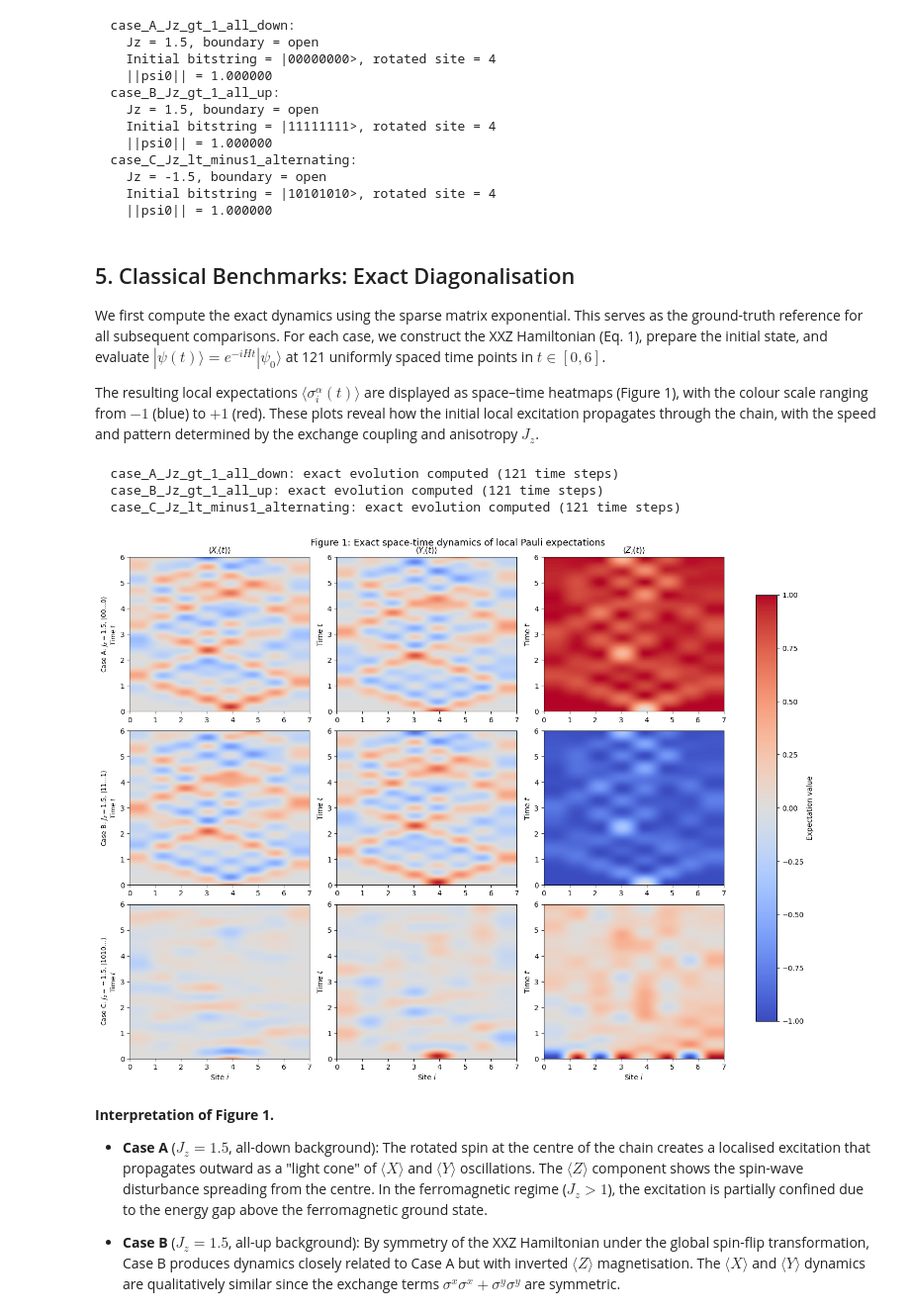
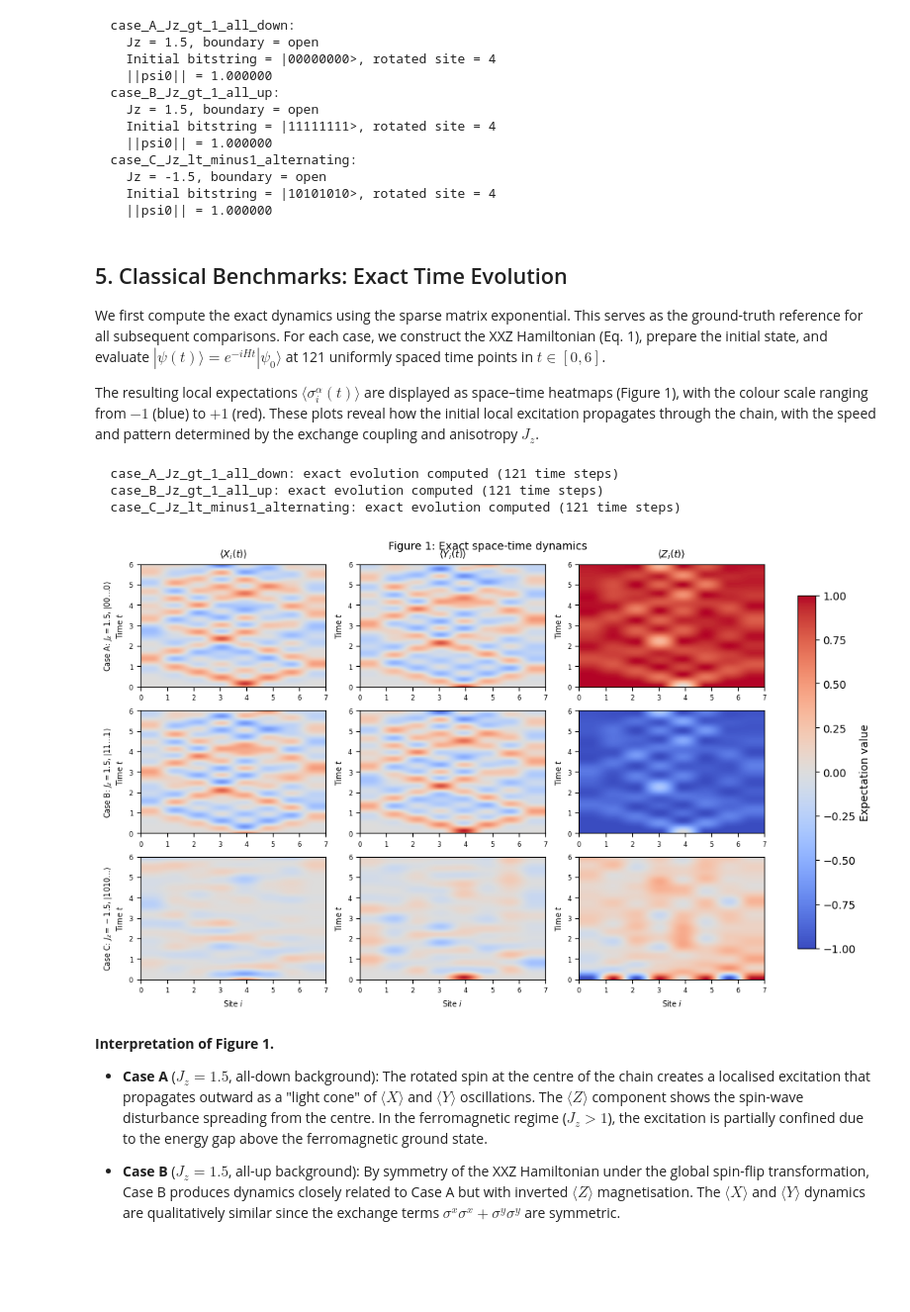
Before and after one commit to ueeseer/TimeEvolutionQuantComputing, a Jupyter notebook: final_report_with_qiskit.ipynb, the cells around one changed output. Shown at 99% size. Cells and saved outputs as stored; diff of their text form; code cells hidden in the pictures; blank space fills up the shorter version.

```diff
--- a/final_report_with_qiskit.ipynb
+++ b/final_report_with_qiskit.ipynb
@@ -699,7 +447,7 @@ for case in cases:
     Initial bitstring = |10101010>, rotated site = 4
     ||psi0|| = 1.000000
 # %% [markdown]
-## 5. Classical Benchmarks: Exact Diagonalisation
+## 5. Classical Benchmarks: Exact Time Evolution
 
 <a id="5-classical-benchmarks-exact-diagonalisation"></a>
 
@@ -742,38 +490,9 @@ for case in cases:
   case_B_Jz_gt_1_all_up: exact evolution computed (121 time steps)
   case_C_Jz_lt_minus1_alternating: exact evolution computed (121 time steps)
 # %%
-obs_labels = [r'$\langle X_i(t)\rangle$', r'$\langle Y_i(t)\rangle$', r'$\langle Z_i(t)\rangle$']
-case_labels = [
-    r'Case A: $J_z=1.5$, $|00\ldots0\rangle$',
-    r'Case B: $J_z=1.5$, $|11\ldots1\rangle$',
-    r'Case C: $J_z=-1.5$, $|1010\ldots\rangle$',
-]
-
-fig, axes = plt.subplots(3, 3, figsize=(14, 10.5), constrained_layout=True)
-
-for row, case in enumerate(cases):
-    obs = exact_results[case['name']]['obs']
-    for col in range(3):
-        ax = axes[row, col]
-        im = ax.imshow(
-            obs[col], origin='lower', aspect='auto',
-            vmin=-1.0, vmax=1.0, cmap='coolwarm',
-            extent=[0, L - 1, times[0], times[-1]],
-        )
-        if row == 0:
-            ax.set_title(obs_labels[col], fontsize=11)
-        if row == 2:
-            ax.set_xlabel('Site $i$')
-        if col == 0:
-            ax.set_ylabel(f'{case_labels[row]}\nTime $t$', fontsize=9)
-        else:
-            ax.set_ylabel('Time $t$')
-
-fig.colorbar(im, ax=axes, shrink=0.85, label='Expectation value')
-fig.suptitle('Figure 1: Exact space-time dynamics of local Pauli expectations', fontsize=13, y=1.01)
-plt.show()
+plot_figure1_exact_spacetime(exact_results, cases, times)
 # %% [output]
-[figure, old version]
+[figure, new version]
 # %% [markdown]
 **Interpretation of Figure 1.**
 
```
Also changed, not shown: parts of 26 cells of this notebook, 1 other file.
